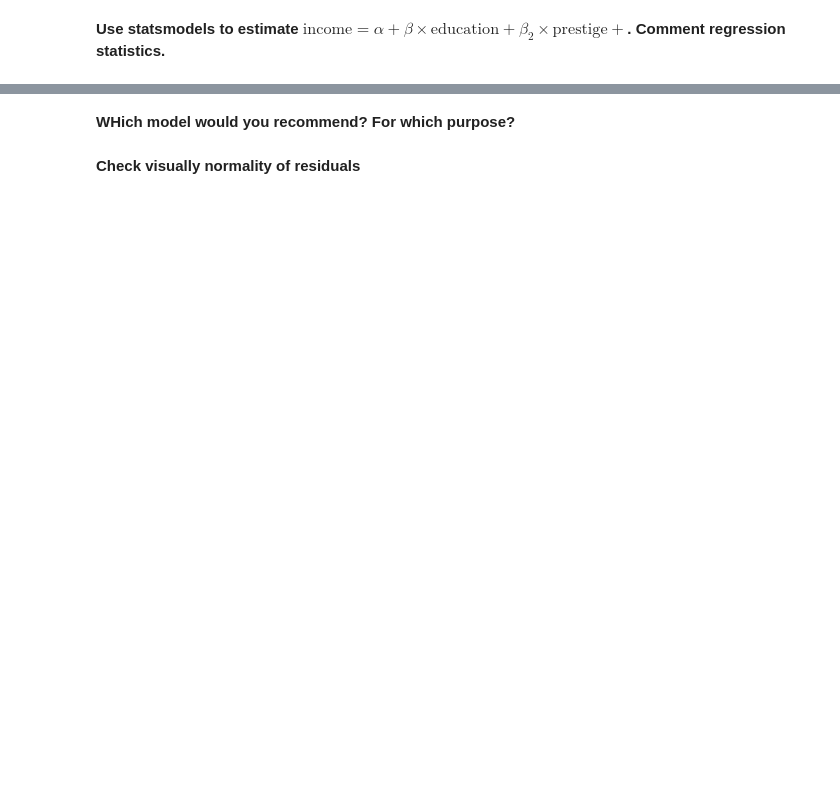
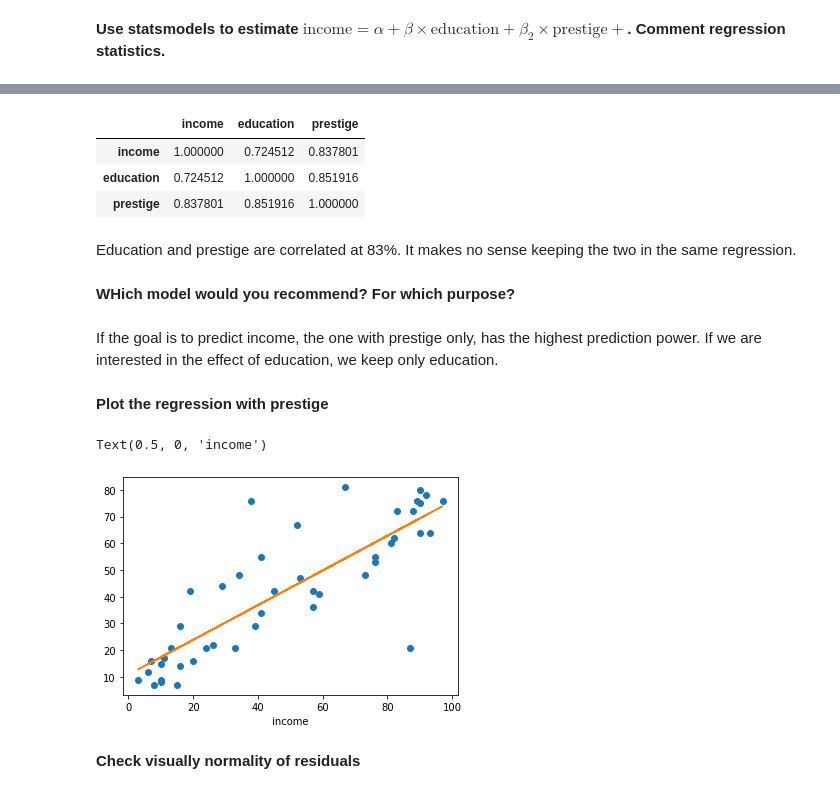
Before and after one commit to albop/dbe_archive, a Jupyter notebook: Session_4/Regressions.ipynb, the cells around one changed output, grey strips where cells are left out. Drawn from its saved outputs; the diff is of its cells as text; code cells hidden in the pictures; blank space fills up the shorter version.

```diff
--- a/Session_4/Regressions.ipynb
+++ b/Session_4/Regressions.ipynb
@@ -21,0 +72,3 @@ __Use statsmodels to estimate $\text{income} = \alpha + \beta  \times \text{pres
+# %%
+model_2 = smf.ols("income ~ prestige", df)
+res_2 = model_2.fit()
@@ -24,4 +137,34 @@ __Use statsmodels to estimate $\text{income} = \alpha + \beta  \times \text{educ
+# %%
+df.corr()
+# %% [output]
+|  | income | education | prestige |
+| income | 1.000000 | 0.724512 | 0.837801 |
+| education | 0.724512 | 1.000000 | 0.851916 |
+| prestige | 0.837801 | 0.851916 | 1.000000 |
+# %% [markdown]
+Education and prestige are correlated at 83\%. It makes no sense keeping the two in the same regression.
 # %% [markdown]
 __WHich model would you recommend? For which purpose?__
+# %% [markdown]
+If the goal is to predict income, the one with prestige only, has the highest prediction power.
+If we are interested in the effect of education, we keep only education.
+# %% [markdown]
+__Plot the regression with prestige__
+# %%
+a = res_2.params.Intercept
+b = res_2.params.prestige
+# %%
+x = df['prestige']
+# %%
+y = a + b*x
+# %%
+from matplotlib import pyplot as plt
+plt.plot(x, df['income'],'o')
+plt.plot(x, y)
+plt.xlabel("prestige")
+plt.xlabel("income")
+# %% [output]
+Text(0.5, 0, 'income')
+[figure, added]
 # %% [markdown]
 __Check visually normality of residuals__
```
Also changed, not shown: parts of 16 cells of this notebook, 2 other files.
